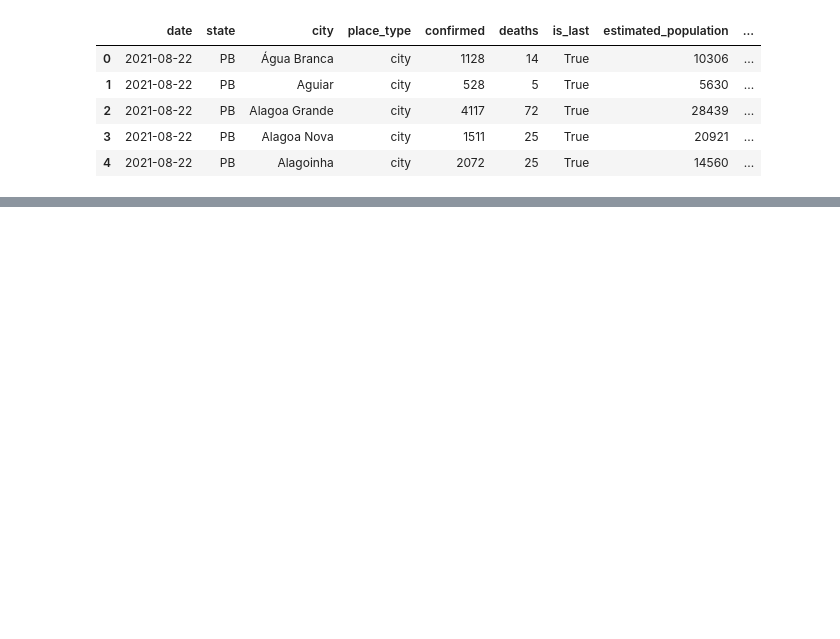
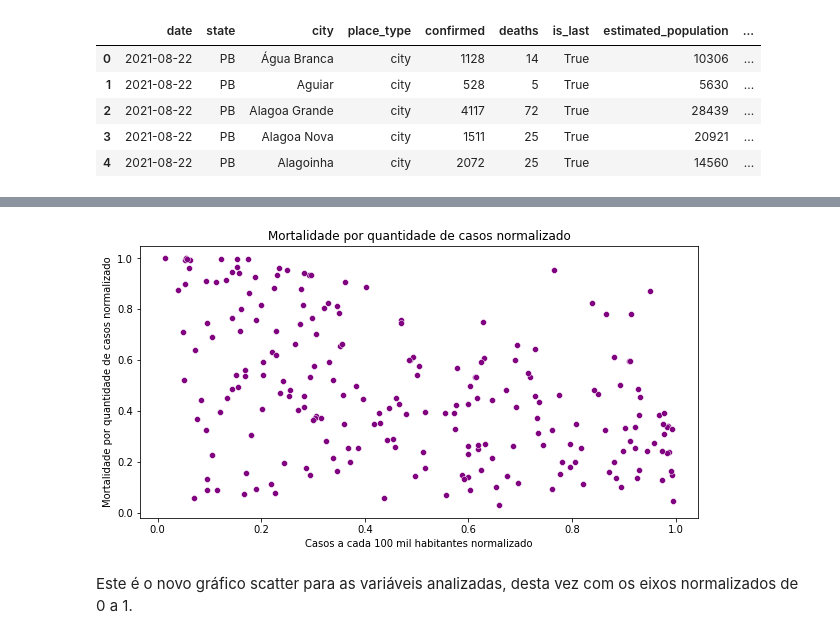
Before and after one commit to maxbarbosa/data-science-final-project, a Jupyter notebook: k_means.ipynb, the cells around one changed output, grey strips where cells are left out. Drawn from its saved outputs; the diff is of its cells as text; code cells hidden in the pictures; blank space fills up the shorter version.

Commit message:
redação do k_means

```diff
--- a/k_means.ipynb
+++ b/k_means.ipynb
@@ -94,0 +82,19 @@ ax.figure.set_size_inches(10, 5)
+# %%
+med_conf_p100 = np.mean(casos_df['confirmed_per_100k_inhabitants'])
+std_conf_p100 = np.std(casos_df['confirmed_per_100k_inhabitants'])
+
+med_dth_rt = np.mean(casos_df['death_rate'])
+std_dth_rt = np.std(casos_df['death_rate'])
+# %%
+conf_p100_norm = norm.cdf(casos_df['confirmed_per_100k_inhabitants'], loc = med_conf_p100 , scale= std_conf_p100)
+dth_rt_norm = norm.cdf(casos_df['death_rate'],loc = med_dth_rt , scale= std_dth_rt)
+# %%
+ax = sns.scatterplot(x = conf_p100_norm, y = dth_rt_norm, color = 'purple')
+ax.set_xlabel('Casos a cada 100 mil habitantes normalizado')
+ax.set_ylabel('Mortalidade por quantidade de casos normalizado')
+ax.set_title('Mortalidade por quantidade de casos normalizado')
+ax.figure.set_size_inches(10, 5)
+# %% [output]
+[figure, added]
+# %% [markdown]
+Este é o novo gráfico scatter para as variáveis analizadas, desta vez com os eixos normalizados de 0 a 1.
```
Also changed, not shown: parts of 26 cells of this notebook.
